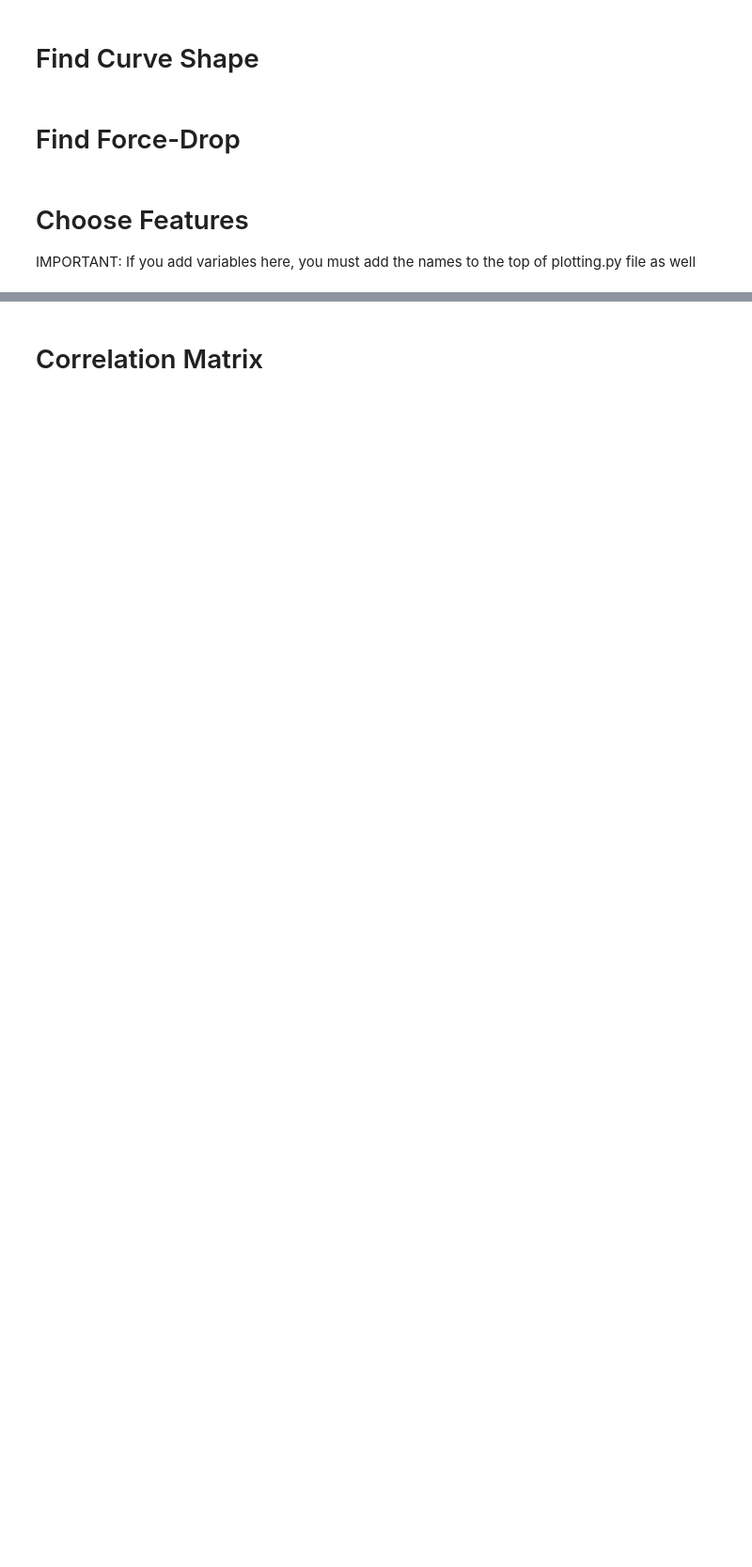
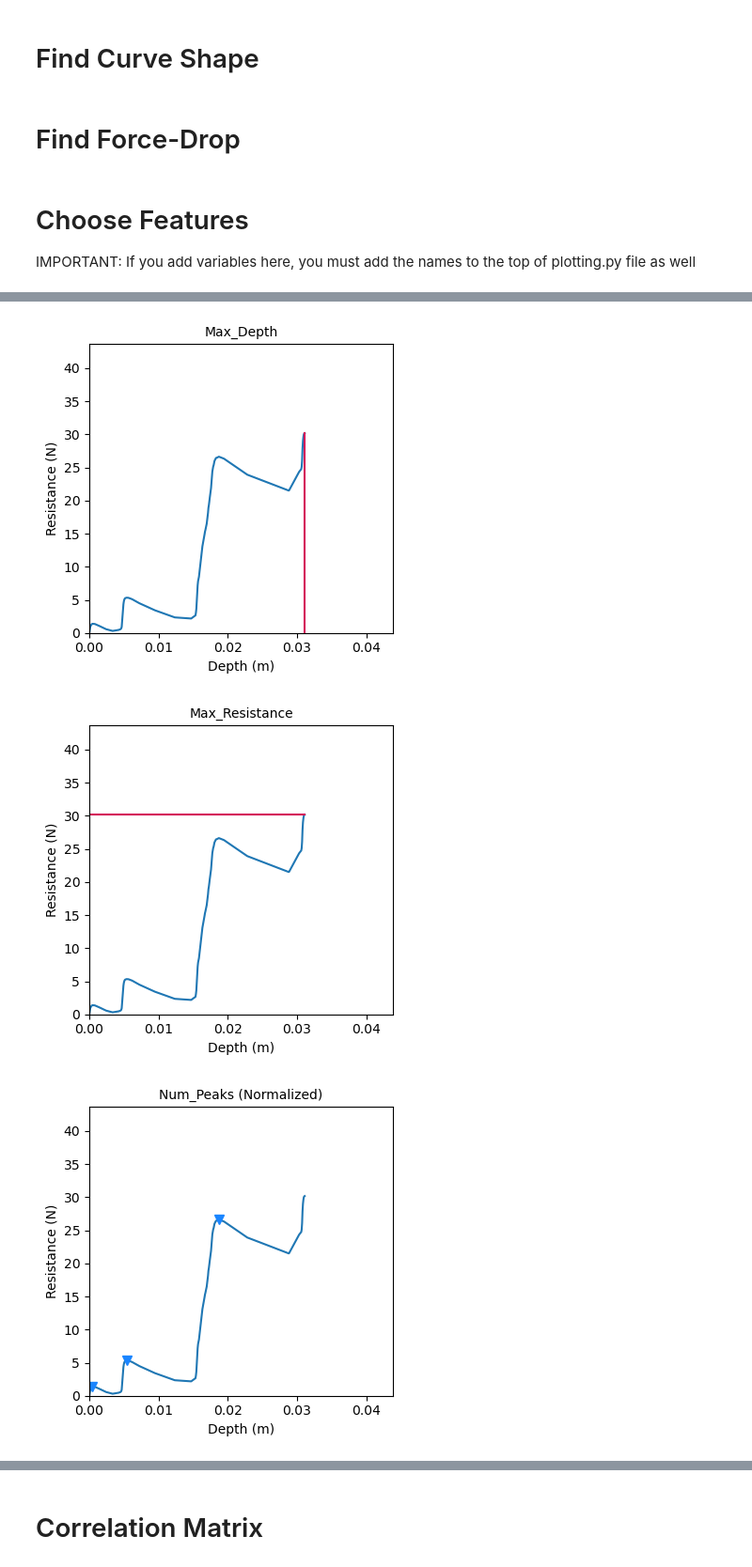
Before and after one commit to liamtbo/LASSIE, a Jupyter notebook: feature_extraction.ipynb, the cells around one changed output, grey strips where cells are left out. Shown at 94% size. Saved outputs shown, nothing was run; the diff lists cells and outputs as text; code cells hidden in the pictures; blank space fills up the shorter version.

```diff
--- a/feature_extraction.ipynb
+++ b/feature_extraction.ipynb
@@ -174,5 +174,11 @@ example:    max_depth  max_resistance  num_peaks  largest_force_drop  \
 # %%
-plot_idx = plotting_feature_extraction.find_idxs(['_Fri_Aug__8_08_36_57_2025.csv'], filename_list)[0]
+# plot_idx = plotting_feature_extraction.find_idxs(['_Fri_Aug__8_08_36_57_2025.csv'], filename_list)[0]
+plot_idx = plotting_feature_extraction.find_idxs(['WS25_Aug6_Loc1A_T1_F31_0711.csv'], filename_list)[0]
+
 features = representation_list[0].columns.tolist()
-plotting_feature_extraction.plot_feature_selection(features, curves_data, plot_idx)
+# plotting_feature_extraction.plot_feature_selection(features, curves_data, plot_idx)
+plotting_feature_extraction.plot_feature_selection_seperately(features, curves_data, plot_idx)
 # %% [output]
+[figure, new version]
+[figure, added]
+[figure, added]
```
Also changed, not shown: parts of 7 cells of this notebook, 6 other files.
